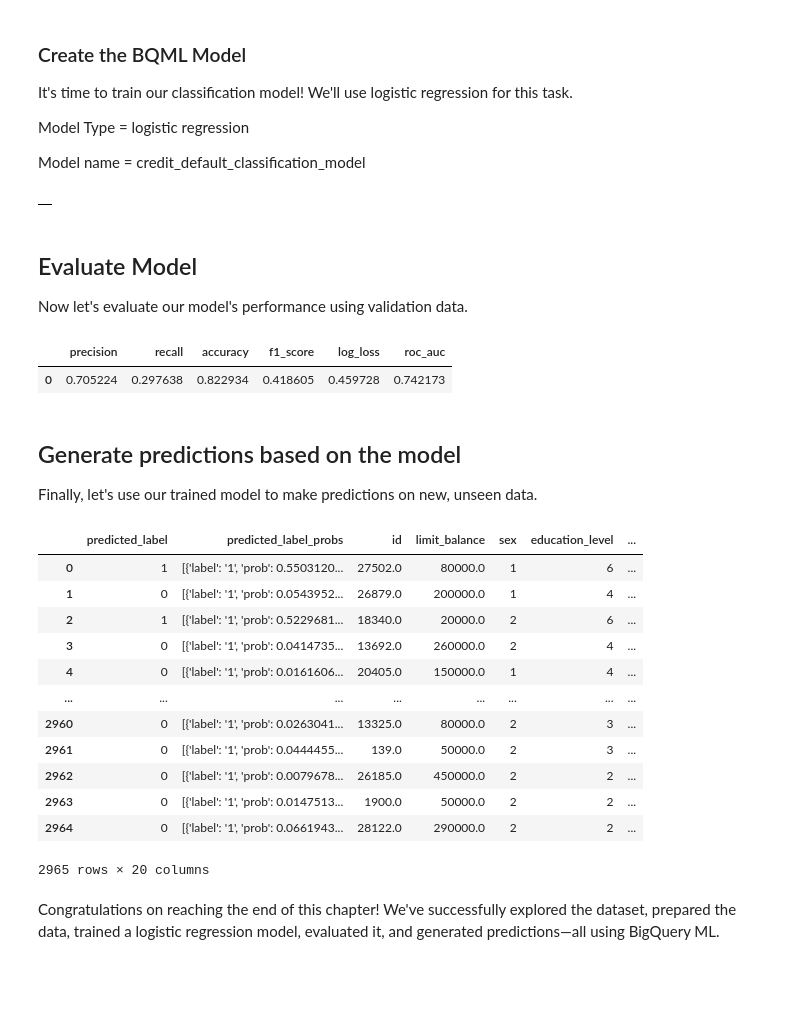
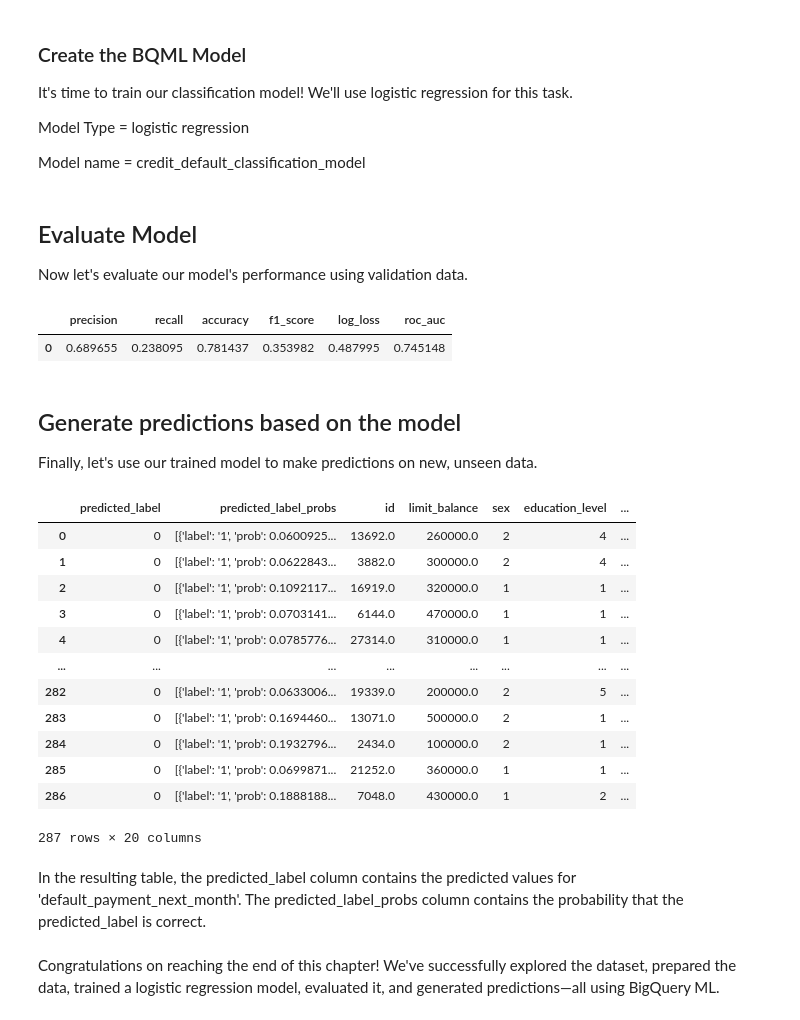
Before and after one commit to PacktPublishing/The-Definitive-Guide-to-Google-Vertex-AI, a Jupyter notebook: Chapter06/Big_Query_ML_1_Credit_Default_Prediction.ipynb, the cells around one changed output. Saved outputs shown, nothing was run; the diff lists cells and outputs as text; code cells hidden in the pictures; blank space fills up the shorter version.

```diff
--- a/Chapter06/Big_Query_ML_1_Credit_Default_Prediction.ipynb
+++ b/Chapter06/Big_Query_ML_1_Credit_Default_Prediction.ipynb
@@ -171,25 +203,21 @@ CREATE OR REPLACE MODEL `{Project_ID}.credit_default_dataset.credit_default_clas
 OPTIONS(model_type='logistic_reg') AS
 
 SELECT
-  limit_balance,sex,education_level,marital_status,age,pay_0,pay_2,pay_3,pay_4,bill_amt_5,bill_amt_6,pay_amt_1,pay_amt_2,pay_amt_3,pay_amt_4,pay_amt_5,pay_amt_6,
+  limit_balance,sex,education_level,marital_status,age,pay_0,pay_2,pay_3,pay_4,bill_amt_5,bill_amt_6,
+  pay_amt_1,pay_amt_2,pay_amt_3,pay_amt_4,pay_amt_5,pay_amt_6,
   default_payment_next_month AS label
 FROM
-  `bigquery-public-data.ml_datasets.credit_card_default`
+  `{Project_ID}.credit_default_dataset.credit_data_view`
+WHERE data_split = 'train'
 
-Limit 2000
 """
 
 model_status = client.query(query).to_dataframe()
-# %% [output]
-|  |
 # %% [markdown]
 ## Evaluate Model
 
 Now let's evaluate our model's performance using validation data.
 # %%
-
-
-
 query = f"""
 SELECT
   *
@@ -199,14 +227,17 @@ SELECT
   limit_balance,sex,education_level,marital_status,age,pay_0,pay_2,pay_3,pay_4,bill_amt_5,bill_amt_6,pay_amt_1,pay_amt_2,pay_amt_3,pay_amt_4,pay_amt_5,pay_amt_6,
   default_payment_next_month AS label
 FROM
-  `bigquery-public-data.ml_datasets.credit_card_default` ))
+  `{Project_ID}.credit_default_dataset.credit_data_view`
+WHERE data_split = 'validation'
+
+  ))
 """
 
 model_eval = client.query(query).to_dataframe()
 model_eval
 # %% [output]
 |  | precision | recall | accuracy | f1_score | log_loss | roc_auc |
-| 0 | 0.705224 | 0.297638 | 0.822934 | 0.418605 | 0.459728 | 0.742173 |
+| 0 | 0.689655 | 0.238095 | 0.781437 | 0.353982 | 0.487995 | 0.745148 |
 # %% [markdown]
 ## Generate predictions based on the model
 
@@ -214,32 +245,37 @@ Finally, let's use our trained model to make predictions on new, unseen data.
 # %%
 query = f"""
 SELECT
   *
 FROM
   ml.PREDICT(MODEL `{Project_ID}.credit_default_dataset.credit_default_classification_model`, (
 SELECT
   id,limit_balance,sex,education_level,marital_status,age,pay_0,pay_2,pay_3,pay_4,bill_amt_5,bill_amt_6,
   pay_amt_1,pay_amt_2,pay_amt_3,pay_amt_4,pay_amt_5,pay_amt_6
 FROM
-  `bigquery-public-data.ml_datasets.credit_card_default`
+  `{Project_ID}.credit_default_dataset.credit_data_view`
+WHERE data_split = 'test'
   ))
+
 """
 
 predictions = client.query(query).to_dataframe()
 predictions
 # %% [output]
 |  | predicted_label | predicted_label_probs | id | limit_balance | sex | education_level | ... |
-| 0 | 1 | [{'label': '1', 'prob': 0.5503120... | 27502.0 | 80000.0 | 1 | 6 | ... |
-| 1 | 0 | [{'label': '1', 'prob': 0.0543952... | 26879.0 | 200000.0 | 1 | 4 | ... |
-| 2 | 1 | [{'label': '1', 'prob': 0.5229681... | 18340.0 | 20000.0 | 2 | 6 | ... |
-| 3 | 0 | [{'label': '1', 'prob': 0.0414735... | 13692.0 | 260000.0 | 2 | 4 | ... |
-| 4 | 0 | [{'label': '1', 'prob': 0.0161606... | 20405.0 | 150000.0 | 1 | 4 | ... |
+| 0 | 0 | [{'label': '1', 'prob': 0.0600925... | 13692.0 | 260000.0 | 2 | 4 | ... |
+| 1 | 0 | [{'label': '1', 'prob': 0.0622843... | 3882.0 | 300000.0 | 2 | 4 | ... |
+| 2 | 0 | [{'label': '1', 'prob': 0.1092117... | 16919.0 | 320000.0 | 1 | 1 | ... |
+| 3 | 0 | [{'label': '1', 'prob': 0.0703141... | 6144.0 | 470000.0 | 1 | 1 | ... |
+| 4 | 0 | [{'label': '1', 'prob': 0.0785776... | 27314.0 | 310000.0 | 1 | 1 | ... |
 | ... | ... | ... | ... | ... | ... | ... | ... |
-| 2960 | 0 | [{'label': '1', 'prob': 0.0263041... | 13325.0 | 80000.0 | 2 | 3 | ... |
-| 2961 | 0 | [{'label': '1', 'prob': 0.0444455... | 139.0 | 50000.0 | 2 | 3 | ... |
-| 2962 | 0 | [{'label': '1', 'prob': 0.0079678... | 26185.0 | 450000.0 | 2 | 2 | ... |
-| 2963 | 0 | [{'label': '1', 'prob': 0.0147513... | 1900.0 | 50000.0 | 2 | 2 | ... |
-| 2964 | 0 | [{'label': '1', 'prob': 0.0661943... | 28122.0 | 290000.0 | 2 | 2 | ... |
+| 282 | 0 | [{'label': '1', 'prob': 0.0633006... | 19339.0 | 200000.0 | 2 | 5 | ... |
+| 283 | 0 | [{'label': '1', 'prob': 0.1694460... | 13071.0 | 500000.0 | 2 | 1 | ... |
+| 284 | 0 | [{'label': '1', 'prob': 0.1932796... | 2434.0 | 100000.0 | 2 | 1 | ... |
+| 285 | 0 | [{'label': '1', 'prob': 0.0699871... | 21252.0 | 360000.0 | 1 | 1 | ... |
+| 286 | 0 | [{'label': '1', 'prob': 0.1888188... | 7048.0 | 430000.0 | 1 | 2 | ... |
-2965 rows × 20 columns
+287 rows × 20 columns
+# %% [markdown]
+In the resulting table, the predicted_label column contains the predicted values for 'default_payment_next_month'. The predicted_label_probs column contains the
+probability that the predicted_label is correct.
 # %% [markdown]
 Congratulations on reaching the end of this chapter! We've successfully explored the dataset, prepared the data, trained a logistic regression model, evaluated it, and generated predictions—all using BigQuery ML.
```
Also changed, not shown: parts of 9 cells of this notebook.
